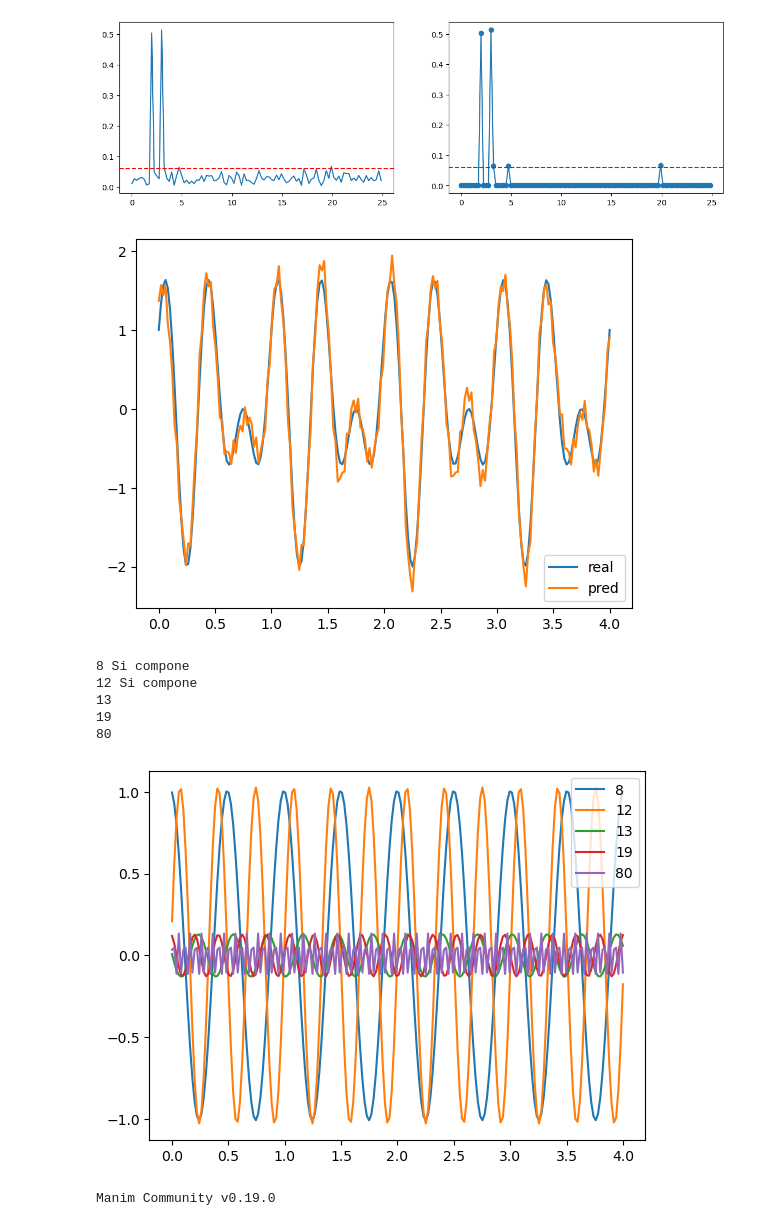
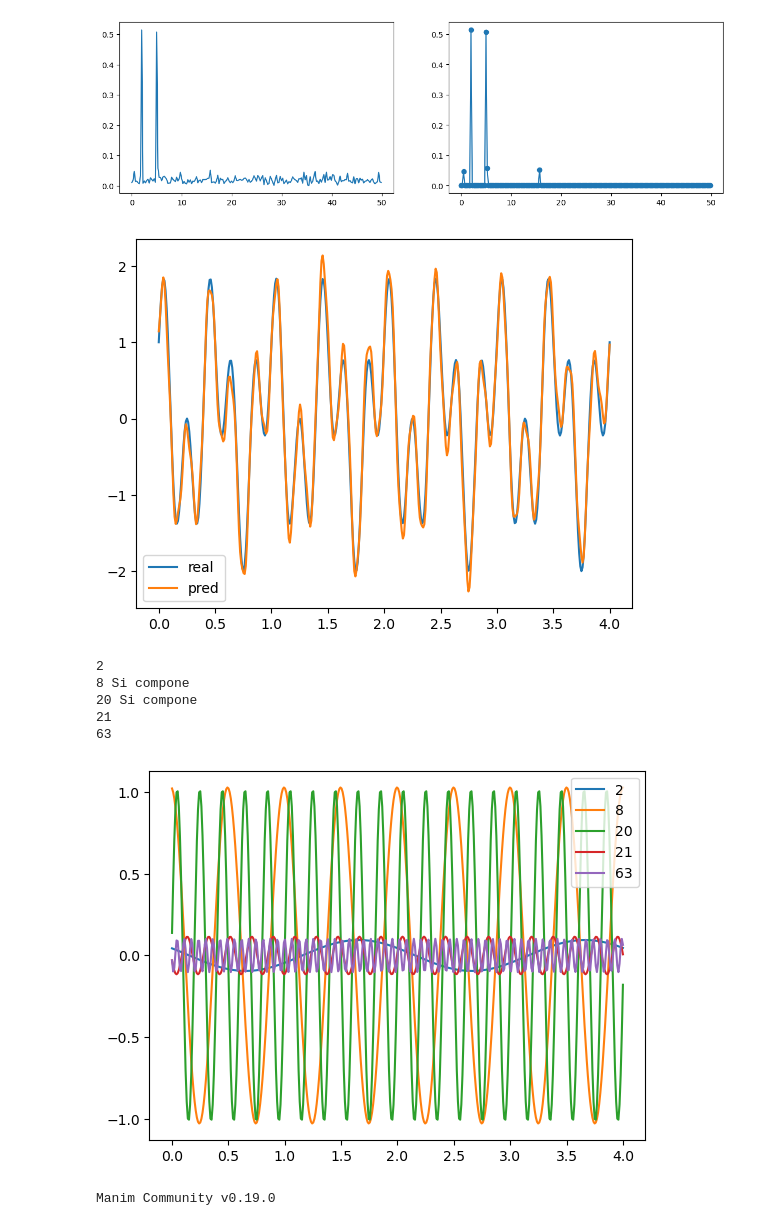
Before and after one commit to TomasGo02/fourier-cats, a Jupyter notebook: animaciones.ipynb, the cells around one changed output. Cells and saved outputs as stored; diff of their text form; code cells hidden in the pictures.

```diff
--- a/animaciones.ipynb
+++ b/animaciones.ipynb
@@ -5,7 +5,7 @@ from manim import *
 # %%
 def func(x: np.ndarray):
     freq1 = 2
-    freq2 = 3
+    freq2 = 5
     return np.cos(2*np.pi * freq1 * x) + np.sin(2*np.pi * freq2 * x)
 
 def freq_calc(x: np.ndarray, frecuencia: int):
@@ -16,7 +16,7 @@ def euler(x: np.ndarray):
     y = np.exp(x * 1j)
     return y.real, y.imag
 # %%
-n = 200
+n = 400
 time = 4
 np.random.seed(2)
 X = np.linspace(0, time, n)
@@ -36,18 +36,23 @@ ax.set_title("Funcion con ruido");
 fft = np.fft.rfft(Y) / n
 freq = np.fft.rfftfreq(n, X[1] - X[0])
 # %%
-umbral = 0.06
-fft_filtrado = fft * (np.abs(fft) > umbral)
+# umbral = 0.06
+# fft_filtrado = fft * (np.abs(fft) > umbral)
+fft_filtrado = np.sort(fft)[-5:]
+
+top5 = np.argsort(np.abs(fft))[-5:]
+fft_filtrado = np.zeros_like(fft, dtype=complex)
+fft_filtrado[top5] = fft[top5]
 
 _, ax = plt.subplots(1, 2, figsize=(14, 4))
 ax[0].plot(freq, np.abs(fft));
-ax[0].axhline(umbral, color="red", linestyle="--");
+# ax[0].axhline(umbral, color="red", linestyle="--");
 
 ax[1].scatter(freq, np.abs(fft_filtrado));
 ax[1].plot(freq, np.abs(fft_filtrado));
-ax[1].axhline(umbral, color="red", linestyle="--");
+# ax[1].axhline(umbral, color="red", linestyle="--");
 # %% [output]
-[figure, old version]
+[figure, new version]
 # %%
 funciones = []
 for f, c in zip(freq, fft_filtrado):
@@ -63,7 +68,7 @@ plt.plot(X, Y_real, label="real")
 plt.plot(X, Y_PRED, label="pred");
 plt.legend();
 # %% [output]
-[figure, old version]
+[figure, new version]
 # %%
 funciones_elegidas = []
 for i, f in enumerate(funciones):
@@ -80,12 +85,12 @@ for i, f in enumerate(funciones):
 plt.legend();
 # n func que si compone la funcion original
 # %% [output]
+2
 8 Si compone
-12 Si compone
-13
-19
-80
+20 Si compone
+21
+63
-[figure, old version]
+[figure, new version]
 # %%
 %%manim -pql -v WARNING Descomposicion
 
```
Also changed, not shown: parts of 7 cells of this notebook, 6 other files.
